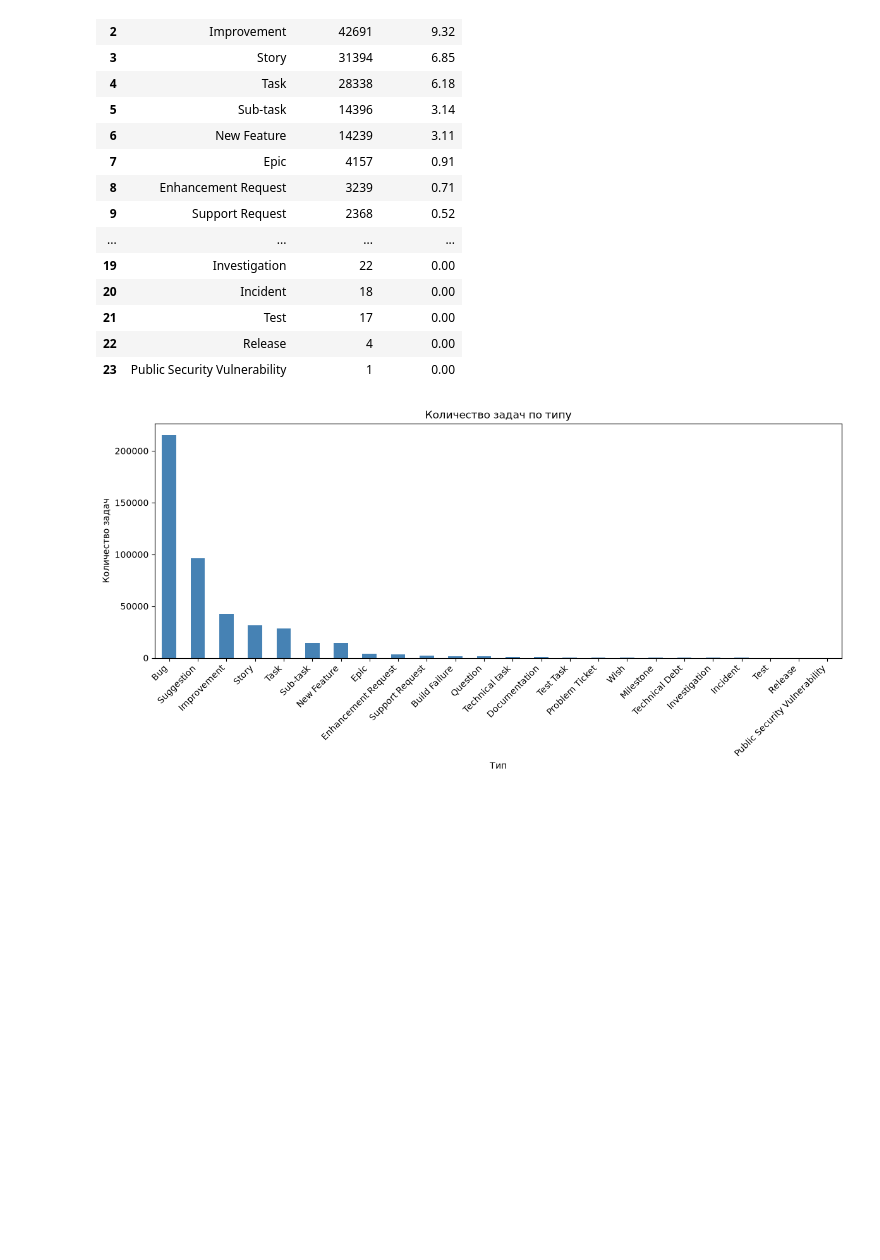
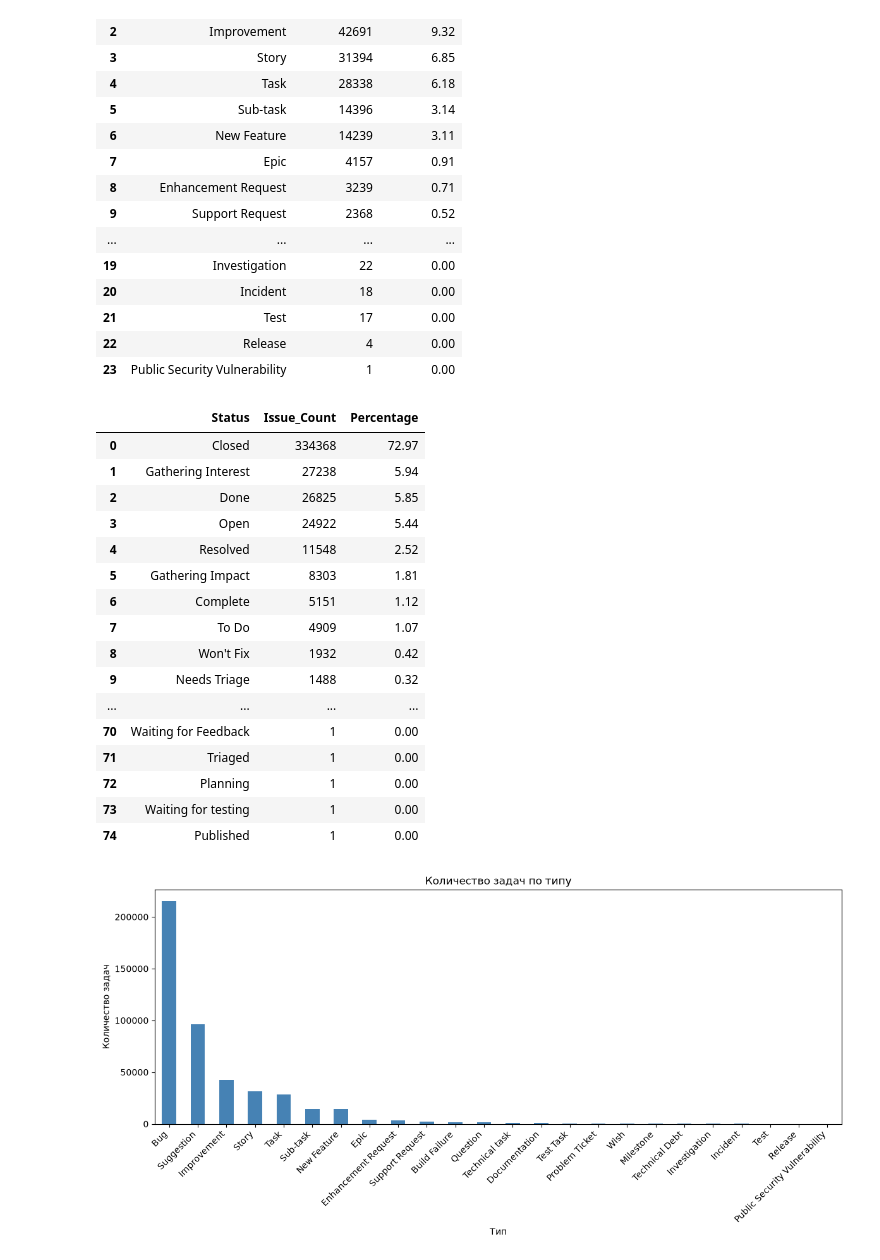
Before and after one commit to Fillin0is/average_task_performance, a Jupyter notebook: data_access/notebooks/01_data_audit.ipynb, the cells around one changed output. Cells and saved outputs as stored; diff of their text form; code cells hidden in the pictures; blank space fills up the shorter version.

```diff
--- a/data_access/notebooks/01_data_audit.ipynb
+++ b/data_access/notebooks/01_data_audit.ipynb
@@ -258,6 +282,41 @@ type_stats
 | 21 | Test | 17 | 0.00 |
 | 22 | Release | 4 | 0.00 |
 | 23 | Public Security Vulnerability | 1 | 0.00 |
+# %%
+query = text("""
+    SELECT
+        i.Status AS Status,
+        COUNT(*) AS Issue_Count,
+        ROUND(
+            COUNT(*) * 100.0 / SUM(COUNT(*)) OVER (),
+            2
+        ) AS Percentage
+    FROM Issue AS i
+    GROUP BY Status
+    ORDER BY Issue_Count DESC
+""")
+
+status_stats = pd.read_sql_query(query, engine)
+
+status_stats
+# %% [output]
+|  | Status | Issue_Count | Percentage |
+| 0 | Closed | 334368 | 72.97 |
+| 1 | Gathering Interest | 27238 | 5.94 |
+| 2 | Done | 26825 | 5.85 |
+| 3 | Open | 24922 | 5.44 |
+| 4 | Resolved | 11548 | 2.52 |
+| 5 | Gathering Impact | 8303 | 1.81 |
+| 6 | Complete | 5151 | 1.12 |
+| 7 | To Do | 4909 | 1.07 |
+| 8 | Won't Fix | 1932 | 0.42 |
+| 9 | Needs Triage | 1488 | 0.32 |
+| ... | ... | ... | ... |
+| 70 | Waiting for Feedback | 1 | 0.00 |
+| 71 | Triaged | 1 | 0.00 |
+| 72 | Planning | 1 | 0.00 |
+| 73 | Waiting for testing | 1 | 0.00 |
+| 74 | Published | 1 | 0.00 |
 # %%
 ax = type_stats.plot.bar(
     x="Type",
```
Also changed, not shown: parts of 23 cells of this notebook, 11 other files.
